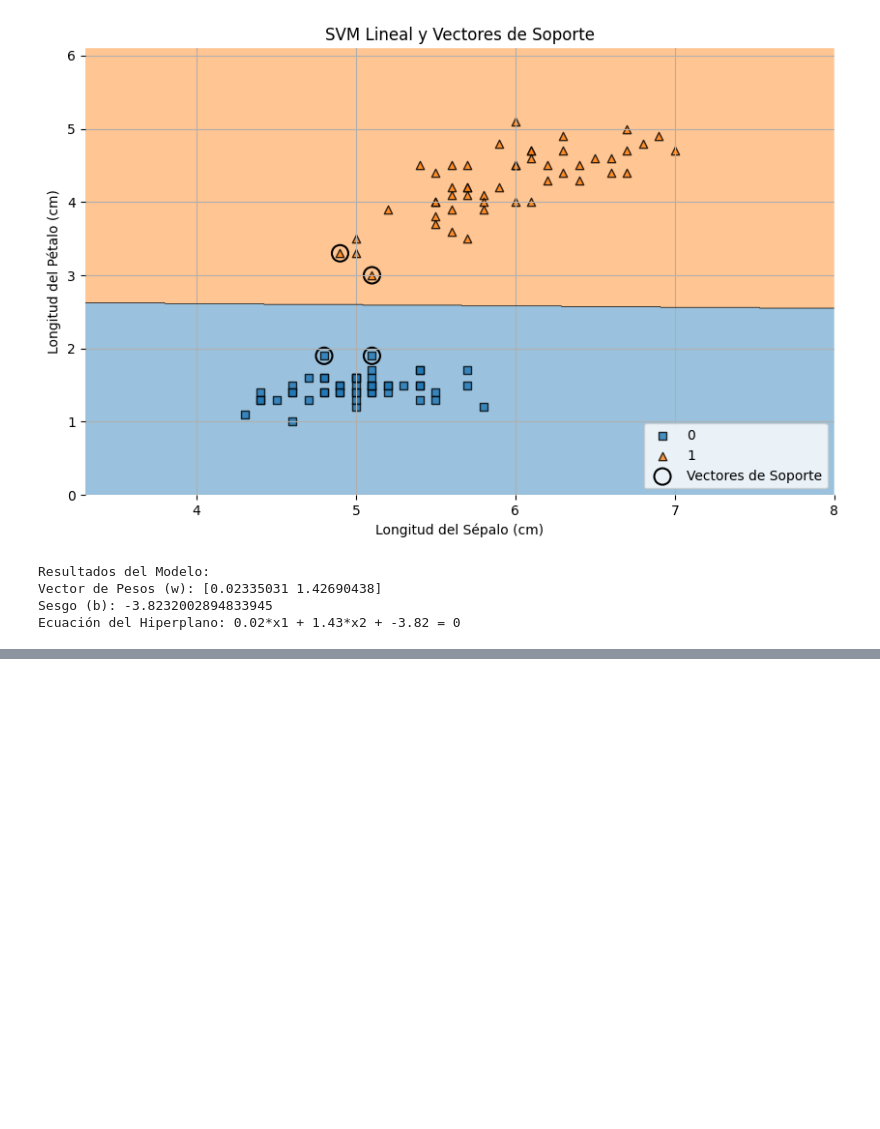
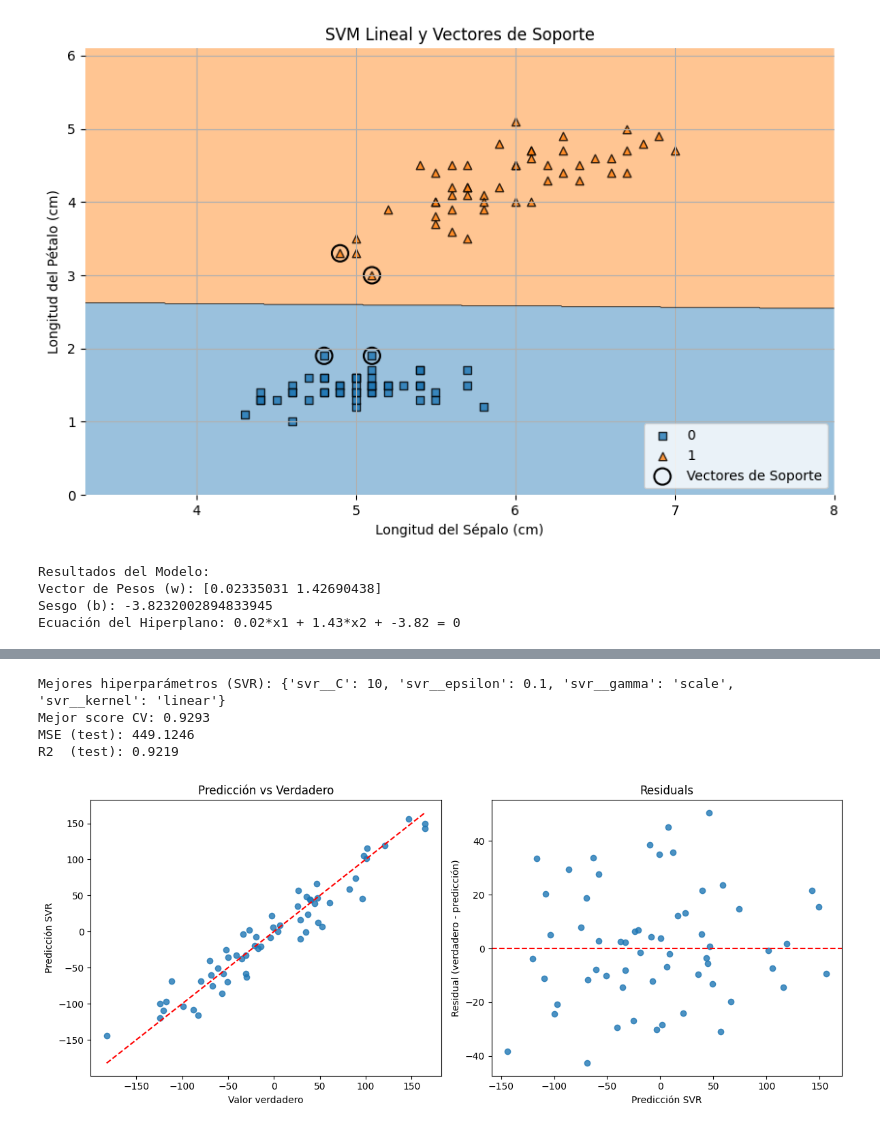
Before and after one commit to paranedagarcia/Cienciadedatos, a Jupyter notebook: 6.Aprendizaje supervisado/SVM.ipynb, the cells around one changed output, grey strips where cells are left out. Cells and saved outputs as stored; diff of their text form; code cells hidden in the pictures; blank space fills up the shorter version.

```diff
--- a/6.Aprendizaje supervisado/SVM.ipynb
+++ b/6.Aprendizaje supervisado/SVM.ipynb
@@ -271,0 +373,72 @@ Ecuación del Hiperplano: 0.02*x1 + 1.43*x2 + -3.82 = 0
+# %%
+from sklearn.svm import SVR
+from sklearn.datasets import make_regression
+from sklearn.metrics import mean_squared_error, r2_score
+
+# Ejemplo SVM para regresión con scikit-learn (SVR)
+# Nuevo cell en el notebook (index 3)
+
+# Imports necesarios (no sobrescriben variables existentes)
+
+# 1) Crear un dataset sintético para regresión
+X_reg, y_reg = make_regression(n_samples=300, n_features=2, noise=20.0, random_state=42)
+
+# 2) Dividir en train/test (train_test_split ya está definido en el notebook)
+X_train_reg, X_test_reg, y_train_reg, y_test_reg = train_test_split(
+    X_reg, y_reg, test_size=0.2, random_state=42
+)
+
+# 3) Pipeline: escalado + SVR
+# Usamos Pipeline importado previamente
+pipe_reg = Pipeline([
+    ('scaler', StandardScaler()),
+    ('svr', SVR())
+])
+
+# 4) Búsqueda de hiperparámetros (GridSearch)
+param_grid_reg = {
+    'svr__kernel': ['rbf', 'linear'],
+    'svr__C': [0.1, 1, 10],
+    'svr__epsilon': [0.1, 1.0],
+    'svr__gamma': ['scale', 0.01, 0.1]  # relevante para rbf
+}
+
+grid_reg = GridSearchCV(pipe_reg, param_grid_reg, cv=5, n_jobs=-1, verbose=0)
+grid_reg.fit(X_train_reg, y_train_reg)
+
+print("Mejores hiperparámetros (SVR):", grid_reg.best_params_)
+print(f"Mejor score CV: {grid_reg.best_score_:.4f}")
+
+# 5) Evaluación en test
+y_pred_reg = grid_reg.predict(X_test_reg)
+mse = mean_squared_error(y_test_reg, y_pred_reg)
+r2 = r2_score(y_test_reg, y_pred_reg)
+print(f"MSE (test): {mse:.4f}")
+print(f"R2  (test): {r2:.4f}")
+
+# 6) Visualizaciones: predicción vs verdadero y residuales
+plt.figure(figsize=(12,5))
+
+plt.subplot(1,2,1)
+plt.scatter(y_test_reg, y_pred_reg, alpha=0.8)
+plt.plot([y_test_reg.min(), y_test_reg.max()], [y_test_reg.min(), y_test_reg.max()], 'r--')
+plt.xlabel('Valor verdadero')
+plt.ylabel('Predicción SVR')
+plt.title('Predicción vs Verdadero')
+
+plt.subplot(1,2,2)
+residuals = y_test_reg - y_pred_reg
+plt.scatter(y_pred_reg, residuals, alpha=0.8)
+plt.axhline(0, color='r', linestyle='--')
+plt.xlabel('Predicción SVR')
+plt.ylabel('Residual (verdadero - predicción)')
+plt.title('Residuals')
+
+plt.tight_layout()
+plt.show()
+# %% [output]
+Mejores hiperparámetros (SVR): {'svr__C': 10, 'svr__epsilon': 0.1, 'svr__gamma': 'scale', 'svr__kernel': 'linear'}
+Mejor score CV: 0.9293
+MSE (test): 449.1246
+R2  (test): 0.9219
+[figure, added]
```
Also changed, not shown: parts of 6 cells of this notebook.
